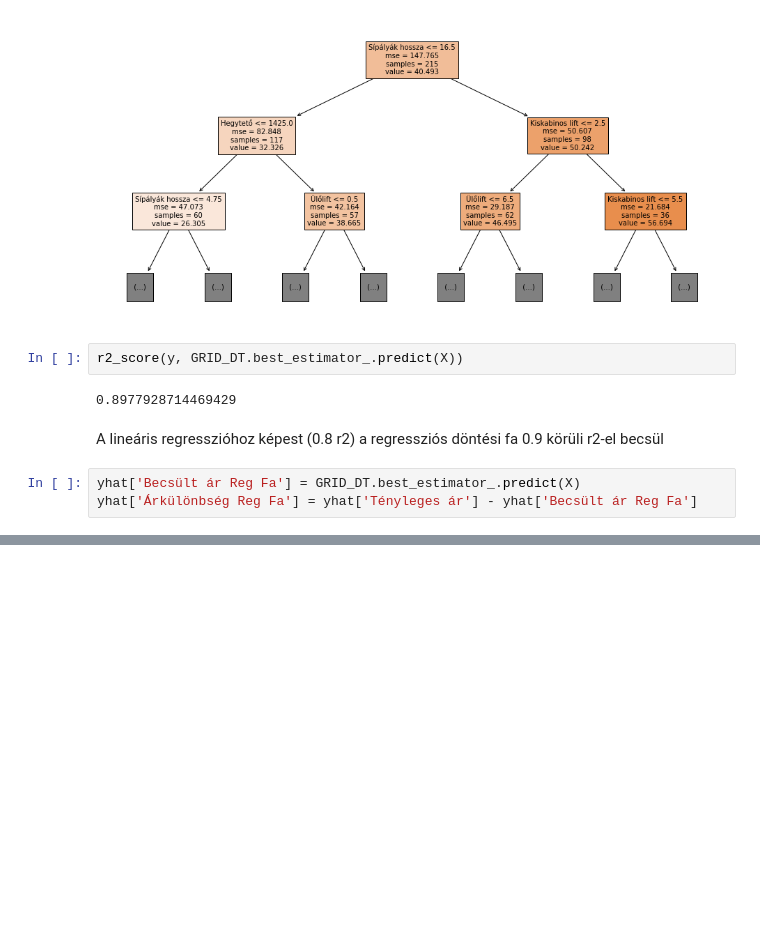
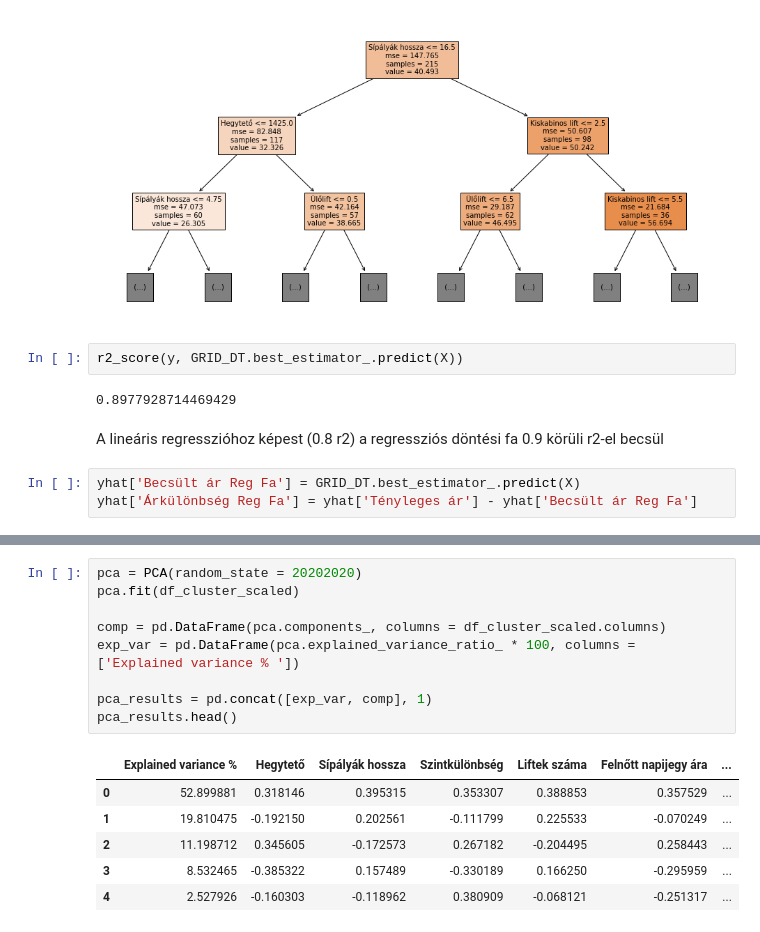
Before and after one commit to kristofrabay/python_practise, a Jupyter notebook: scraping_projects/sielok/analysis.ipynb, the cells around one changed output, grey strips where cells are left out. Drawn from its saved outputs; the diff is of its cells as text; blank space fills up the shorter version.

```diff
--- a/scraping_projects/sielok/analysis.ipynb
+++ b/scraping_projects/sielok/analysis.ipynb
@@ -235,0 +359,16 @@ yhat[yhat.index.str.contains('Murau')]
+# %%
+pca = PCA(random_state = 20202020)
+pca.fit(df_cluster_scaled)
+
+comp = pd.DataFrame(pca.components_, columns = df_cluster_scaled.columns)
+exp_var = pd.DataFrame(pca.explained_variance_ratio_ * 100, columns = ['Explained variance % '])
+
+pca_results = pd.concat([exp_var, comp], 1)
+pca_results.head()
+# %% [output]
+|  | Explained variance % | Hegytető | Sípályák hossza | Szintkülönbség | Liftek száma | Felnőtt napijegy ára | ... |
+| 0 | 52.899881 | 0.318146 | 0.395315 | 0.353307 | 0.388853 | 0.357529 | ... |
+| 1 | 19.810475 | -0.192150 | 0.202561 | -0.111799 | 0.225533 | -0.070249 | ... |
+| 2 | 11.198712 | 0.345605 | -0.172573 | 0.267182 | -0.204495 | 0.258443 | ... |
+| 3 | 8.532465 | -0.385322 | 0.157489 | -0.330189 | 0.166250 | -0.295959 | ... |
+| 4 | 2.527926 | -0.160303 | -0.118962 | 0.380909 | -0.068121 | -0.251317 | ... |
```
Also changed, not shown: parts of 19 cells of this notebook.
